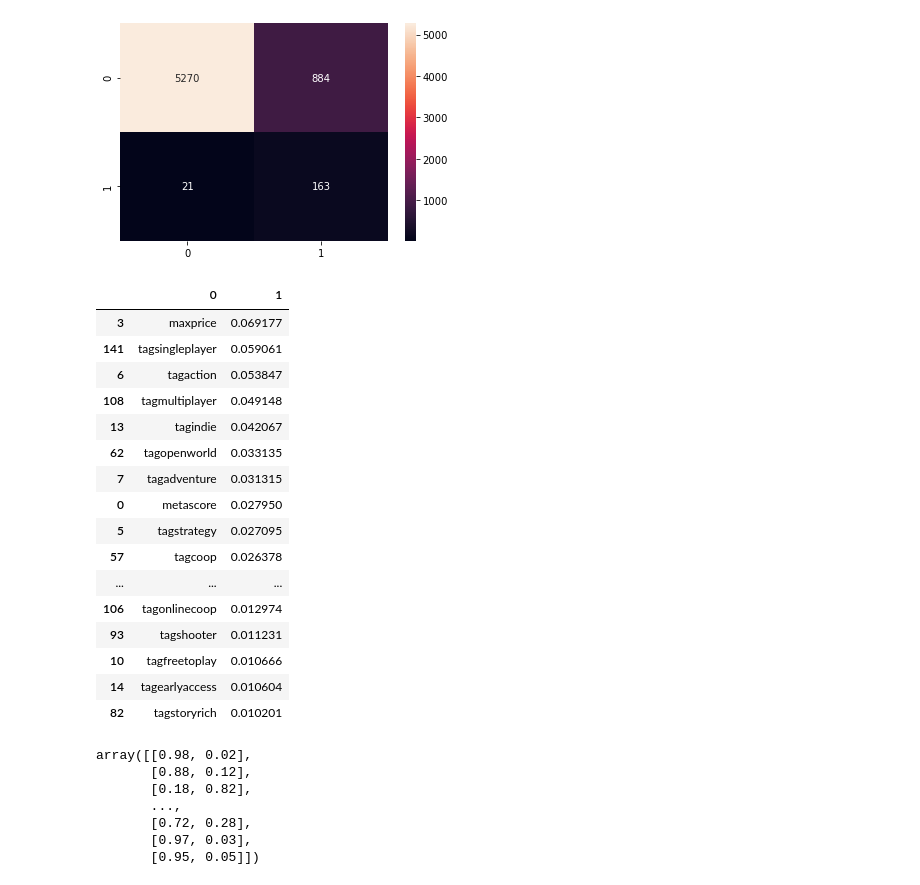
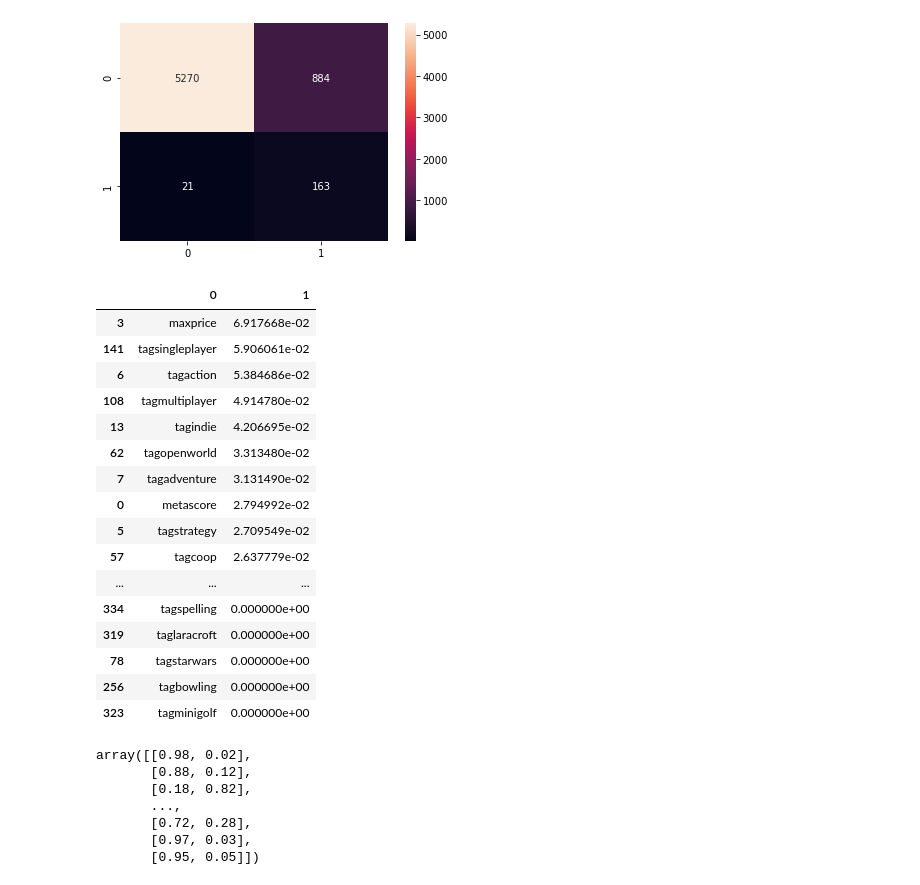
Before and after one commit to cbragg3136/Final_Project-Gaming_ML, a Jupyter notebook: ml_noteboooks/learn_bal_ran_forest_no_scal_auroc.ipynb, the cells around one changed output. Saved outputs shown, nothing was run; the diff lists cells and outputs as text; code cells hidden in the pictures.

```diff
--- a/ml_noteboooks/learn_bal_ran_forest_no_scal_auroc.ipynb
+++ b/ml_noteboooks/learn_bal_ran_forest_no_scal_auroc.ipynb
@@ -172,26 +172,28 @@ features_df = features_df.sort_values(by=[1], ascending=False)
 # features_df
 # %%
 # drop all variables less than 0.02 feature importance
-x_filtered_df = features_df[features_df[1]>=0.01]
-x_filtered_df
+# x_filtered_df = features_df[features_df[1]>=0.01]
+pd.set_option('display.max_rows', 346)
+# x_filtered_df
+features_df
 # %% [output]
 |  | 0 | 1 |
-| 3 | maxprice | 0.069177 |
-| 141 | tagsingleplayer | 0.059061 |
-| 6 | tagaction | 0.053847 |
-| 108 | tagmultiplayer | 0.049148 |
-| 13 | tagindie | 0.042067 |
-| 62 | tagopenworld | 0.033135 |
-| 7 | tagadventure | 0.031315 |
-| 0 | metascore | 0.027950 |
-| 5 | tagstrategy | 0.027095 |
-| 57 | tagcoop | 0.026378 |
+| 3 | maxprice | 6.917668e-02 |
+| 141 | tagsingleplayer | 5.906061e-02 |
+| 6 | tagaction | 5.384686e-02 |
+| 108 | tagmultiplayer | 4.914780e-02 |
+| 13 | tagindie | 4.206695e-02 |
+| 62 | tagopenworld | 3.313480e-02 |
+| 7 | tagadventure | 3.131490e-02 |
+| 0 | metascore | 2.794992e-02 |
+| 5 | tagstrategy | 2.709549e-02 |
+| 57 | tagcoop | 2.637779e-02 |
 | ... | ... | ... |
-| 106 | tagonlinecoop | 0.012974 |
-| 93 | tagshooter | 0.011231 |
-| 10 | tagfreetoplay | 0.010666 |
-| 14 | tagearlyaccess | 0.010604 |
-| 82 | tagstoryrich | 0.010201 |
+| 334 | tagspelling | 0.000000e+00 |
+| 319 | taglaracroft | 0.000000e+00 |
+| 78 | tagstarwars | 0.000000e+00 |
+| 256 | tagbowling | 0.000000e+00 |
+| 323 | tagminigolf | 0.000000e+00 |
 # %%
 # Apply Area Under ROC Curve scoring model (AUROC)
 from sklearn.metrics import roc_auc_score
```
Also changed, not shown: 13 other files.
